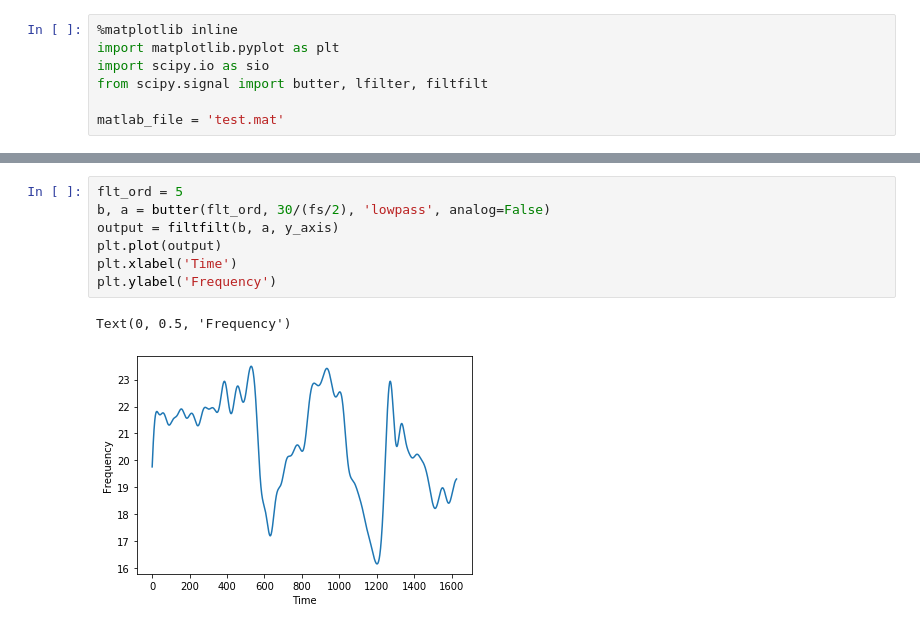
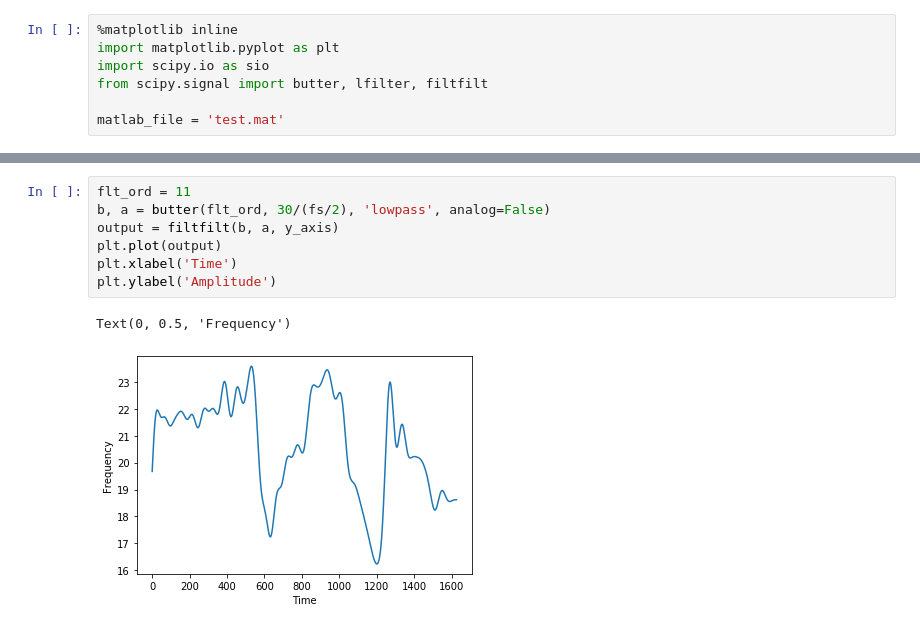
Before and after one commit to SohamPatel/WiFi_ID, a Jupyter notebook: Silence Removal.ipynb, the cells around one changed output, grey strips where cells are left out. Drawn from its saved outputs; the diff is of its cells as text.

Commit message:
Change Frequency labels to Amplitude

```diff
--- a/Silence Removal.ipynb
+++ b/Silence Removal.ipynb
@@ -50,12 +50,12 @@ plt.ylabel('Frequency')
 Text(0, 0.5, 'Frequency')
 [figure]
 # %%
-flt_ord = 5
+flt_ord = 11
 b, a = butter(flt_ord, 30/(fs/2), 'lowpass', analog=False)
 output = filtfilt(b, a, y_axis)
 plt.plot(output)
 plt.xlabel('Time')
-plt.ylabel('Frequency')
+plt.ylabel('Amplitude')
 # %% [output]
 Text(0, 0.5, 'Frequency')
-[figure, old version]
+[figure, new version]
```
Also changed, not shown: parts of 3 cells of this notebook.
